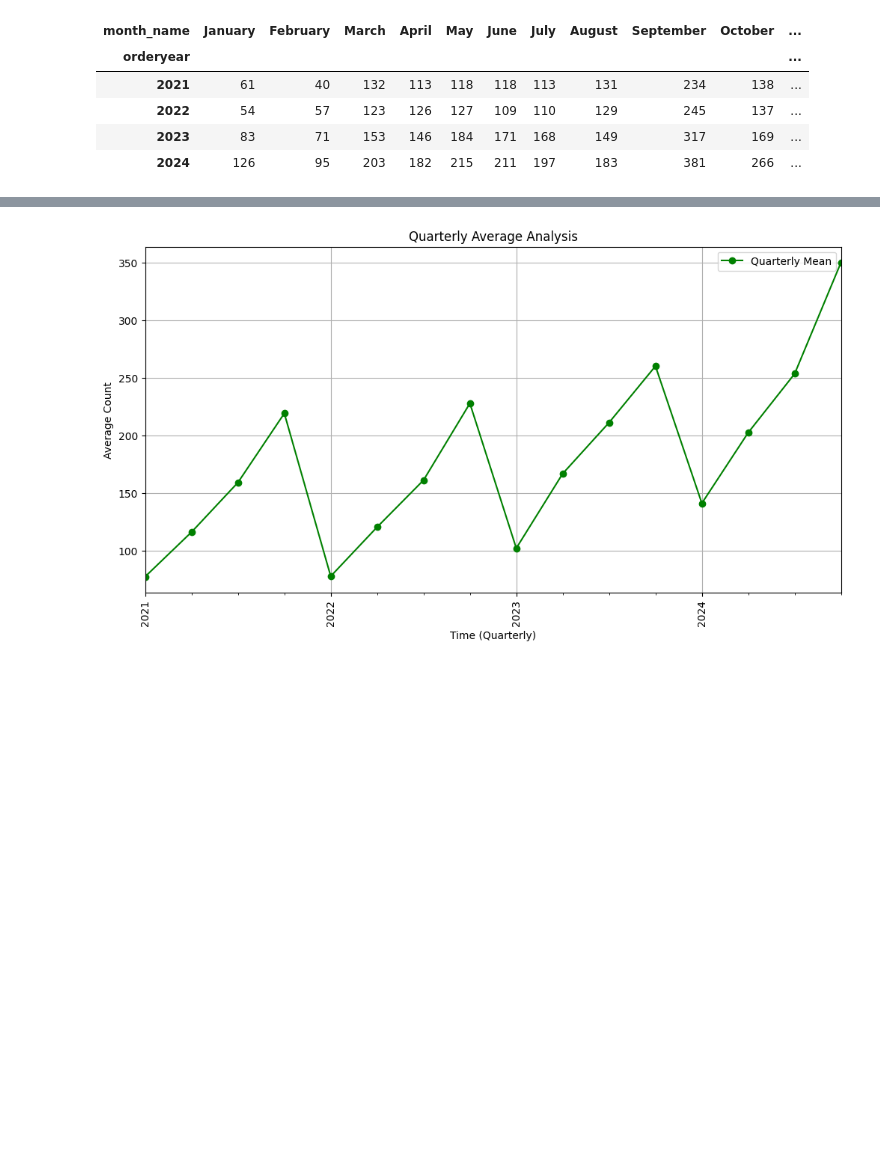
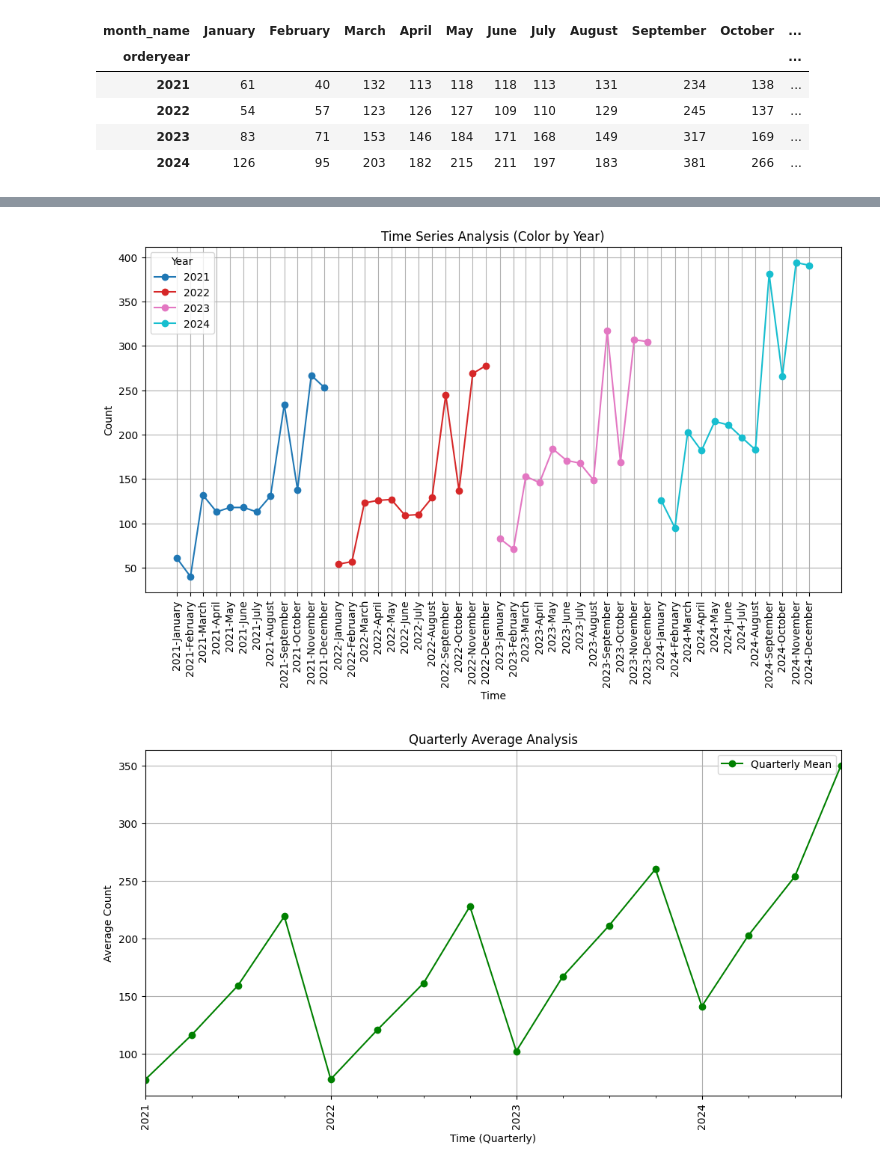
Before and after one commit to stephene369/MentorBiProject-1, a Jupyter notebook: Project1.ipynb, the cells around one changed output, grey strips where cells are left out. Saved outputs shown, nothing was run; the diff lists cells and outputs as text; code cells hidden in the pictures; blank space fills up the shorter version.

```diff
--- a/Project1.ipynb
+++ b/Project1.ipynb
@@ -118,3 +124,23 @@ plt.show()
+# %%
+plt.figure(figsize=(12, 6))
+years = time_series.index.year.unique()  # Liste des années uniques
+colors = plt.cm.tab10(np.linspace(0, 1, len(years)))  # Palette de couleurs pour chaque année
+
+for year, color in zip(years, colors):
+    data_per_year = time_series[time_series.index.year == year]
+    plt.plot(data_per_year.index, data_per_year, marker='o', linestyle='-', label=str(year), color=color)
+
+# Ajouter des informations au graphique
+plt.title('Time Series Analysis (Color by Year)')
+plt.ylabel('Count')
+plt.xlabel('Time')
+plt.grid(True)
+plt.legend(title="Year")
+plt.xticks(rotation=90)
+plt.xticks(ticks=time_series.index, labels=time_series.index.strftime('%Y-%B'), rotation=90)
+plt.show()
+# %% [output]
+[figure, added]
 # %%
 # Grouper par trimestre et calculer la moyenne
 quarterly_data = time_series.resample('Q').mean()
```
Also changed, not shown: parts of 5 cells of this notebook, 3 other files.
